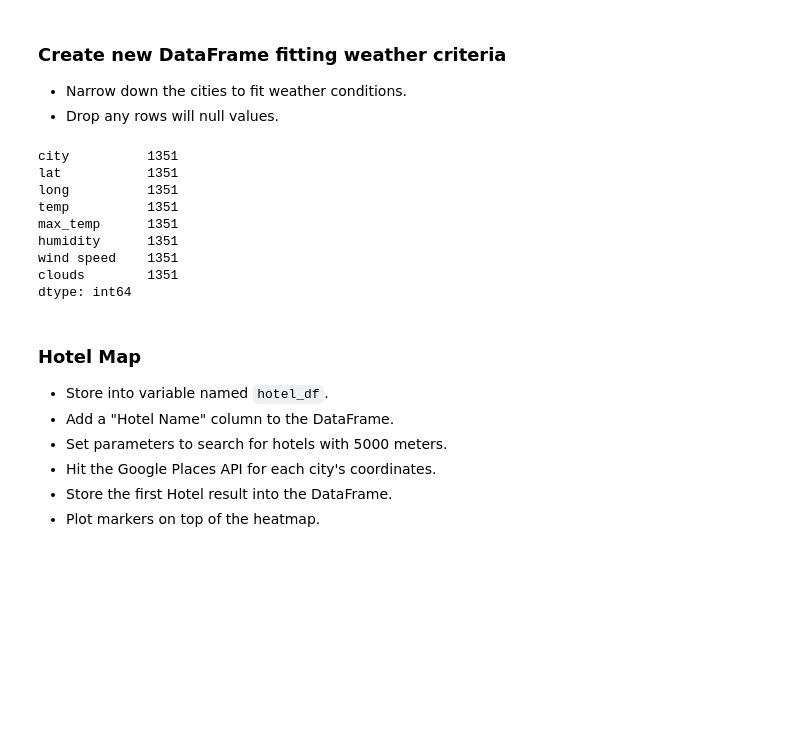
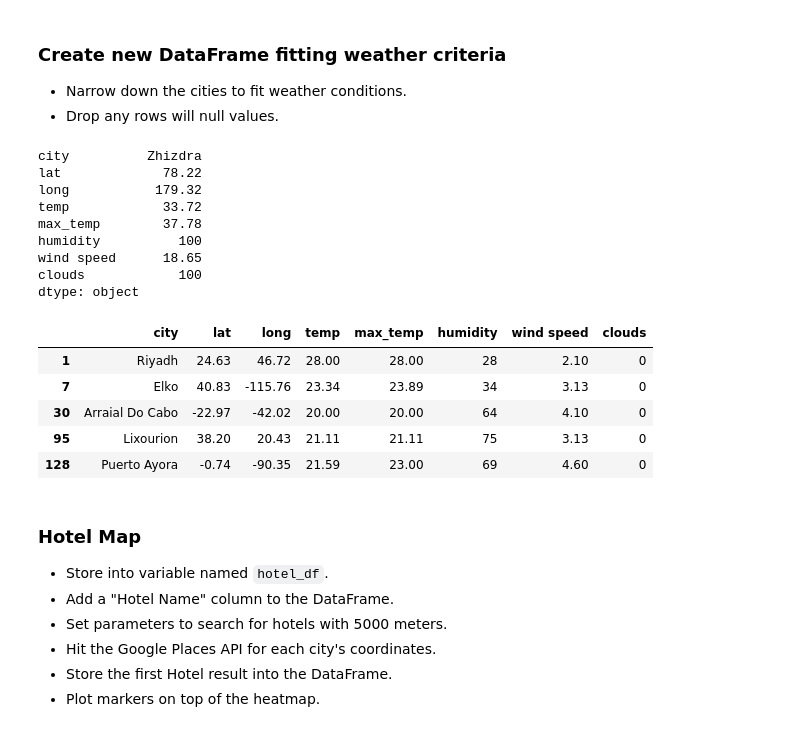
Before and after one commit to msfa12th/python-api-challenge, a Jupyter notebook: VacationPy/VacationPy.ipynb, the cells around one changed output. Drawn from its saved outputs; the diff is of its cells as text; code cells hidden in the pictures; blank space fills up the shorter version.

```diff
--- a/VacationPy/VacationPy.ipynb
+++ b/VacationPy/VacationPy.ipynb
@@ -116,17 +89,26 @@ myCities = myCities.loc[myCities["wind speed"]<5]
 myCities = myCities.loc[myCities["clouds"]==0]
 
 #myCities.head()
-weather_data.count()
+weather_data.max()
 # %% [output]
-city          1351
-lat           1351
-long          1351
-temp          1351
-max_temp      1351
-humidity      1351
-wind speed    1351
-clouds        1351
-dtype: int64
+city          Zhizdra
+lat             78.22
+long           179.32
+temp            33.72
+max_temp        37.78
+humidity          100
+wind speed      18.65
+clouds            100
+dtype: object
+# %%
+myCities.head()
+# %% [output]
+|  | city | lat | long | temp | max_temp | humidity | wind speed | clouds |
+| 1 | Riyadh | 24.63 | 46.72 | 28.00 | 28.00 | 28 | 2.10 | 0 |
+| 7 | Elko | 40.83 | -115.76 | 23.34 | 23.89 | 34 | 3.13 | 0 |
+| 30 | Arraial Do Cabo | -22.97 | -42.02 | 20.00 | 20.00 | 64 | 4.10 | 0 |
+| 95 | Lixourion | 38.20 | 20.43 | 21.11 | 21.11 | 75 | 3.13 | 0 |
+| 128 | Puerto Ayora | -0.74 | -90.35 | 21.59 | 23.00 | 69 | 4.60 | 0 |
 # %% [markdown]
 ### Hotel Map
 * Store into variable named `hotel_df`.
```
Also changed, not shown: parts of 3 cells of this notebook, 11 other files.
